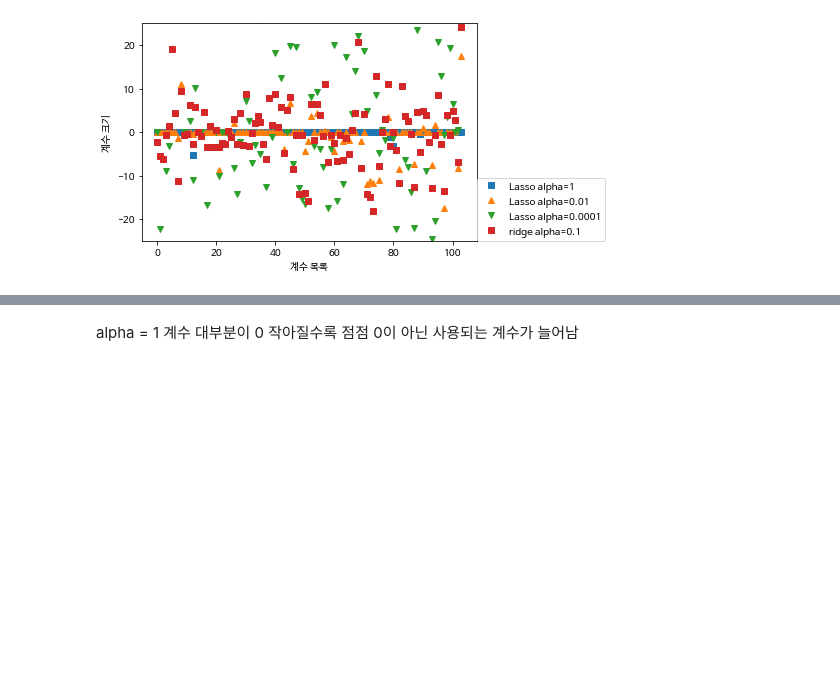
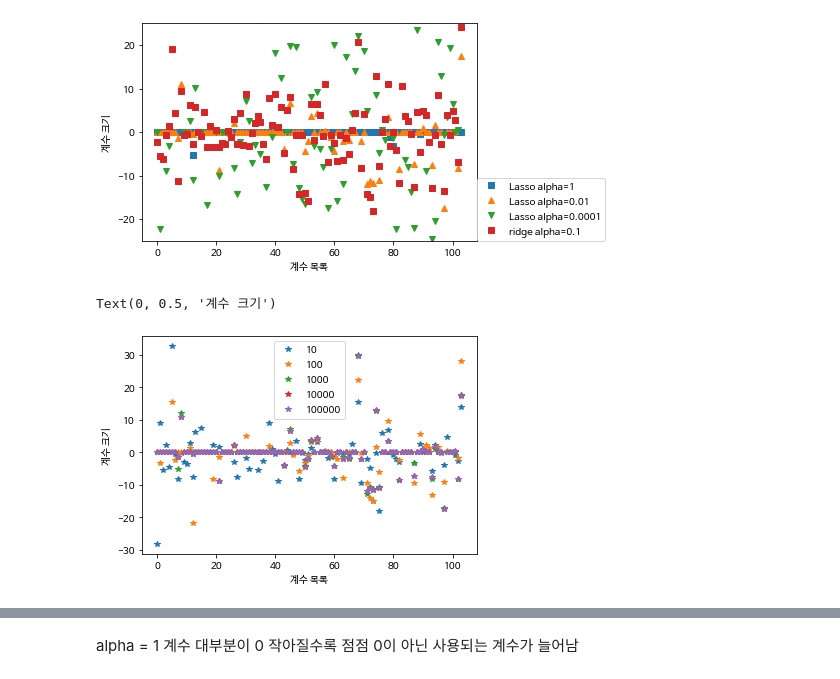
Before and after one commit to comet08/Machine_Learning, a Jupyter notebook: 3주차/라쏘회귀.ipynb, the cells around one changed output, grey strips where cells are left out. Drawn from its saved outputs; the diff is of its cells as text; code cells hidden in the pictures; blank space fills up the shorter version.

```diff
--- a/3주차/라쏘회귀.ipynb
+++ b/3주차/라쏘회귀.ipynb
@@ -123,3 +123,21 @@ alpha = 0.001 :   96
 Ridge :  104
 Text(0, 0.5, '계수 크기')
 [figure]
+# %%
+iter = [10,100,1000,10000,100000]
+score = []
+coef = []
+for i in iter:
+    lasso001 = Lasso(alpha=0.01, max_iter=i).fit(X_train, y_train)
+    score.append(lasso001.score(X_test, y_test))
+    coef.append(lasso001.coef_)
+    plt.plot(lasso001.coef_, '*' ,label=i)
+
+plt.legend()
+plt.xlabel("계수 목록")
+plt.ylabel("계수 크기")
+
+#iteration 횟수가 적은 경우 아래와 같은 경고
+# %% [output]
+Text(0, 0.5, '계수 크기')
+[figure, added]
```
Also changed, not shown: parts of 4 cells of this notebook, 1 other file.
